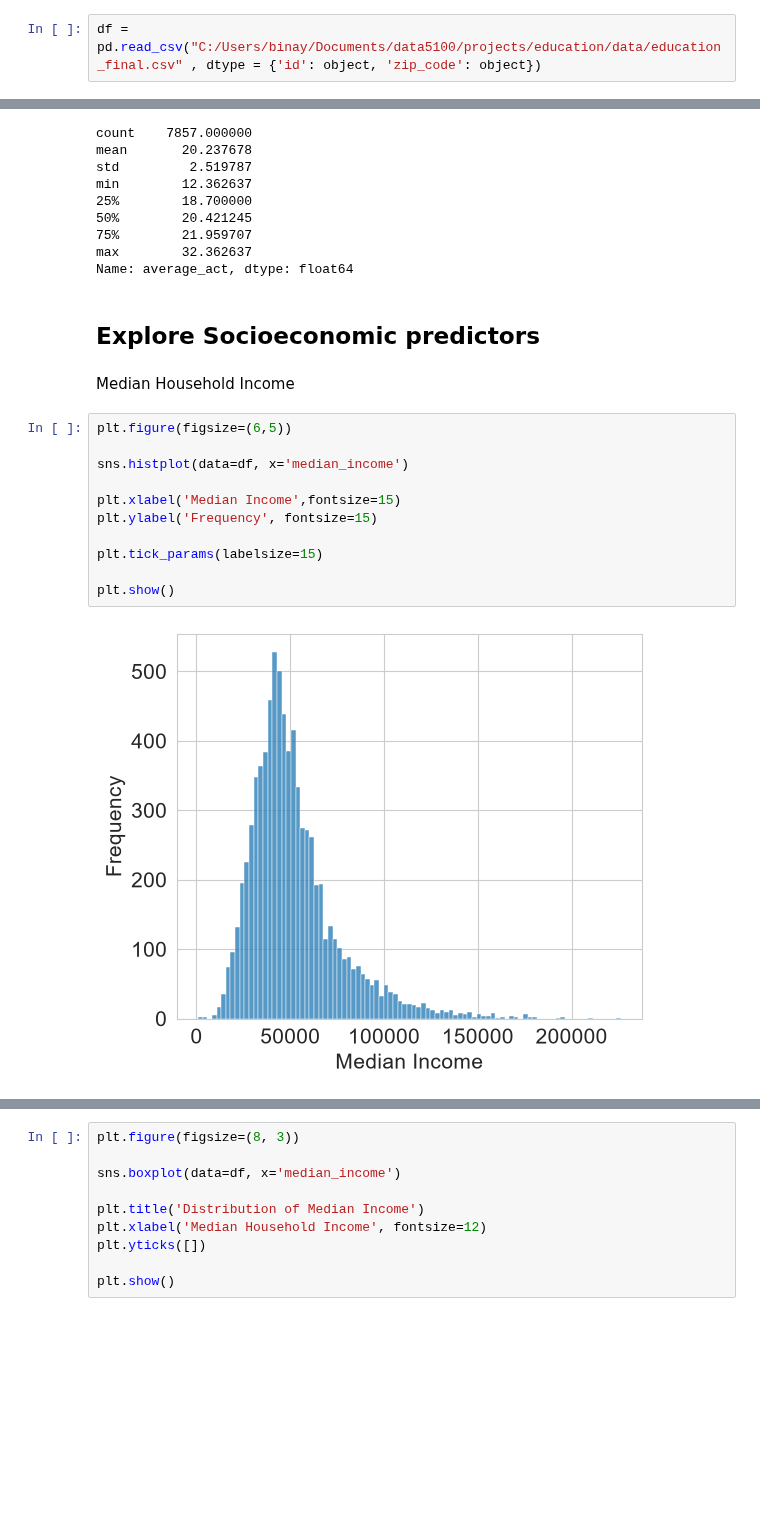
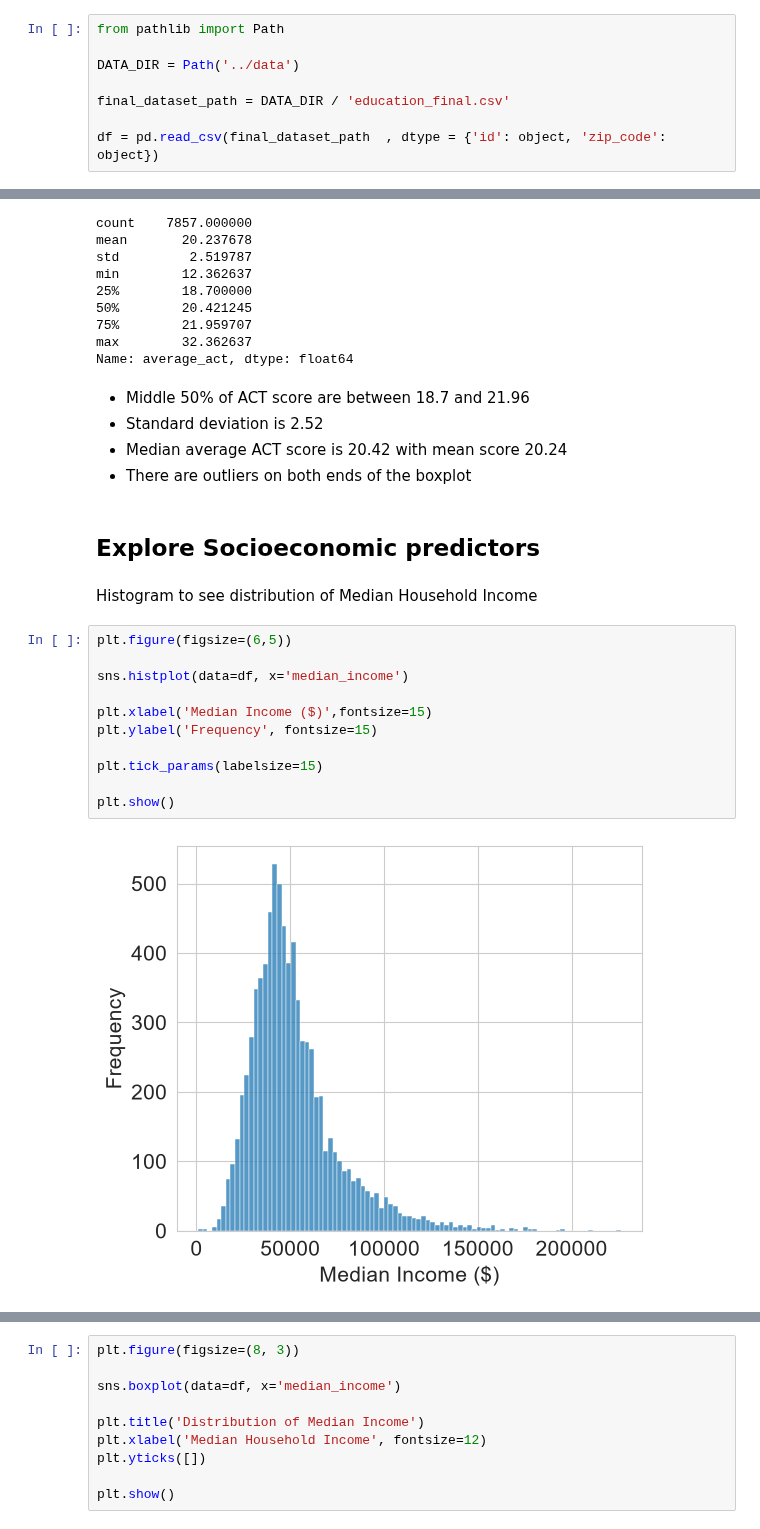
Before and after one commit to binay8/education, a Jupyter notebook: code/02_exploratory_data_analysis.ipynb, the cells around one changed output, grey strips where cells are left out. Drawn from its saved outputs; the diff is of its cells as text; blank space fills up the shorter version.

Commit message:
Updates to data prep and eda

```diff
--- a/code/02_exploratory_data_analysis.ipynb
+++ b/code/02_exploratory_data_analysis.ipynb
@@ -25,5 +25,11 @@ import statsmodels.api as sm
 from sklearn.metrics import r2_score, mean_squared_error, mean_absolute_error
 from statsmodels.stats.anova import anova_lm
 # %%
-df = pd.read_csv("C:/Users/binay/Documents/data5100/projects/education/data/education_final.csv" , dtype = {'id': object, 'zip_code': object})
+from pathlib import Path
+
+DATA_DIR = Path('../data')
+
+final_dataset_path = DATA_DIR / 'education_final.csv'
+
+df = pd.read_csv(final_dataset_path  , dtype = {'id': object, 'zip_code': object})
 # %%
@@ -131,20 +152,25 @@ min        12.362637
 75%        21.959707
 max        32.362637
 Name: average_act, dtype: float64
+# %% [markdown]
+* Middle 50% of ACT score are between 18.7 and 21.96
+* Standard deviation is 2.52
+* Median average ACT score is 20.42 with mean score 20.24
+* There are outliers on both ends of the boxplot
 # %% [markdown]
 ## Explore Socioeconomic predictors
 # %% [markdown]
-Median Household Income
+Histogram to see distribution of Median Household Income
 # %%
 plt.figure(figsize=(6,5))
 
 sns.histplot(data=df, x='median_income')
 
-plt.xlabel('Median Income',fontsize=15)
+plt.xlabel('Median Income ($)',fontsize=15)
 plt.ylabel('Frequency', fontsize=15)
 
 plt.tick_params(labelsize=15)
 
 plt.show()
 # %% [output]
-[figure, old version]
+[figure, new version]
```
Also changed, not shown: parts of 14 cells of this notebook, 3 other files.
